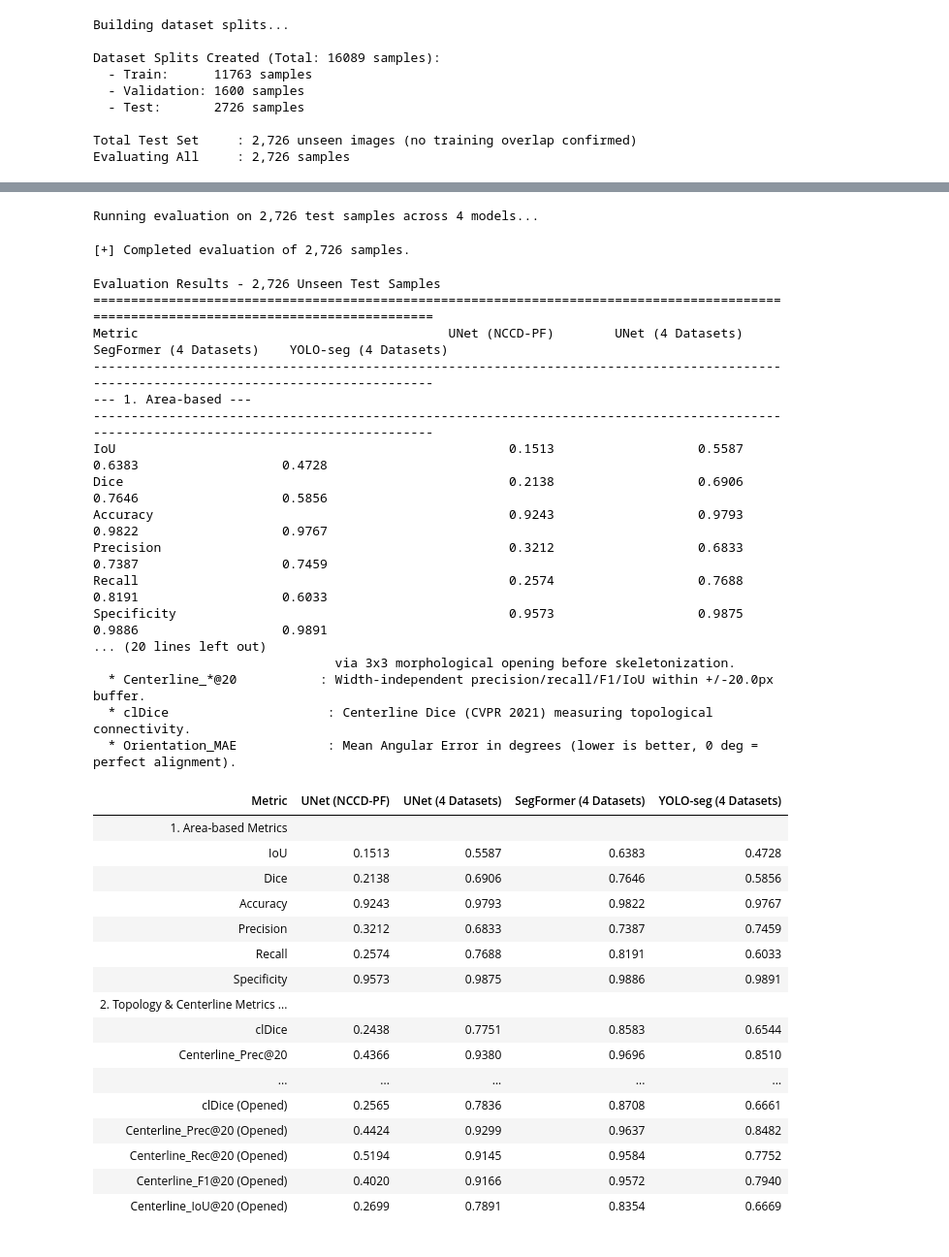
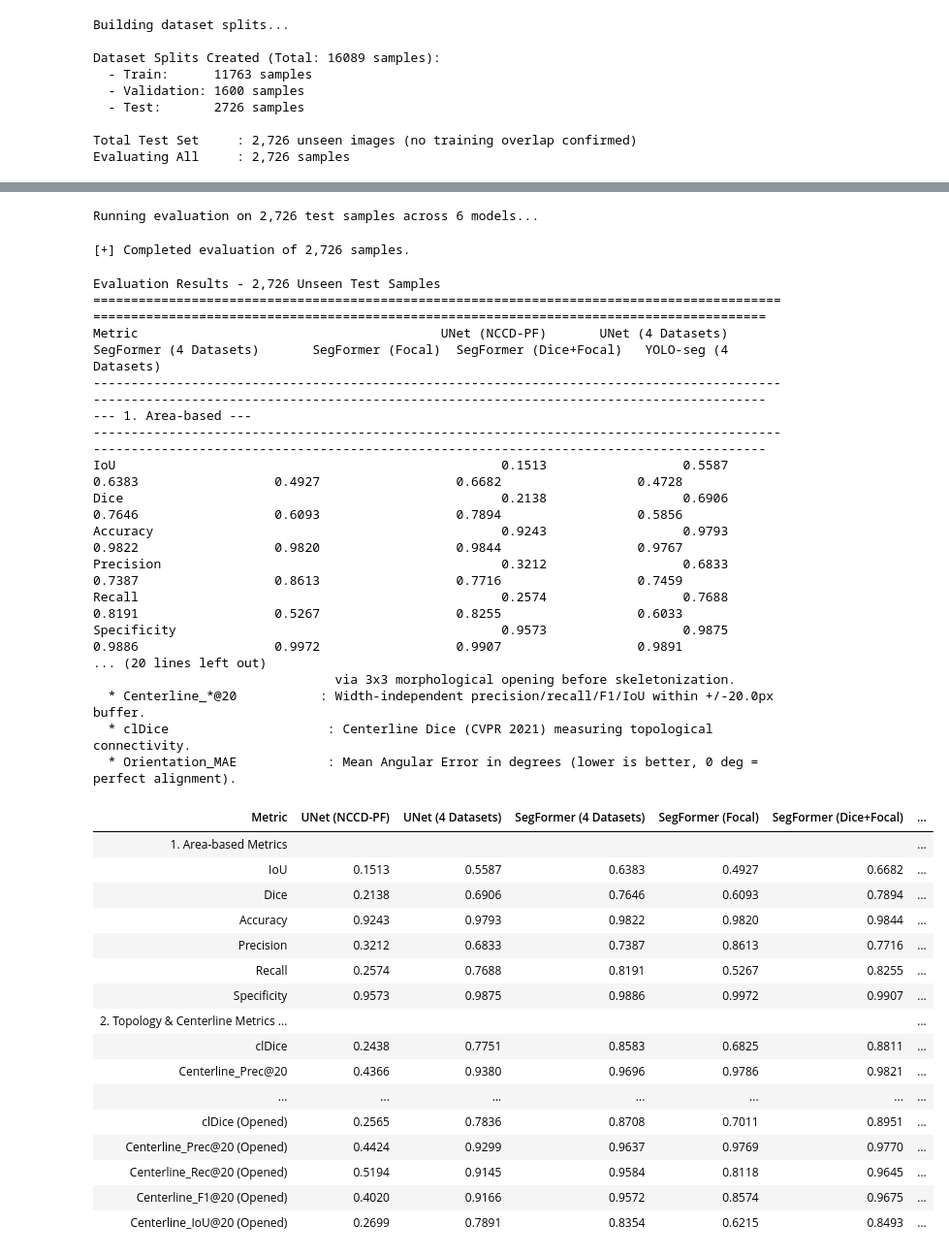
Before and after one commit to learnstructure/crack-seg, a Jupyter notebook: experimenting/eval_exp.ipynb, the cells around one changed output, grey strips where cells are left out. Shown at 97% size. Saved outputs shown, nothing was run; the diff lists cells and outputs as text; code cells hidden in the pictures.

```diff
--- a/experimenting/eval_exp.ipynb
+++ b/experimenting/eval_exp.ipynb
@@ -132,6 +132,14 @@ MODELS_TO_EVALUATE = {
         'type': 'segformer',
         'path': config.CHECKPOINT_DIR / 'segformer_CConCrack_NCCD-PF_Dataset_DeepCrack_CRACK500.pth',
     },
+    'SegFormer (Focal)': {
+        'type': 'segformer',
+        'path': config.CHECKPOINT_DIR / 'segformer_CConCrack_NCCD-PF_Dataset_DeepCrack_CRACK500_focal.pth',
+    },
+    'SegFormer (Dice+Focal)': {
+        'type': 'segformer',
+        'path': config.CHECKPOINT_DIR / 'segformer_CConCrack_NCCD-PF_Dataset_DeepCrack_CRACK500_dice_focal.pth',
+    },
     'YOLO-seg (4 Datasets)': {
         'type': 'yolo',
         'path': config.CHECKPOINT_DIR / 'yolo_runs' / 'yolo_seg_CConCrack_NCCD-PF_Dataset_DeepCrack_CRACK500.pt',
@@ -144,9 +152,9 @@ for model_name, info in MODELS_TO_EVALUATE.items():
     ckpt_path = Path(info['path'])
     if ckpt_path.exists():
         active_models[model_name] = info
-        print(f"  [+] Found  : {model_name:<24} ({ckpt_path.name})")
+        print(f"  [+] Found  : {model_name:<26} ({ckpt_path.name})")
     else:
-        print(f"  [-] Missing: {model_name:<24} ({ckpt_path.name}) - skipping")
+        print(f"  [-] Missing: {model_name:<26} ({ckpt_path.name}) - skipping")
 
 if not active_models:
     raise FileNotFoundError("No valid model checkpoints found. Check CHECKPOINT_DIR in config.")
@@ -403,7 +415,7 @@ with torch.no_grad():
 
 print(f"\n[+] Completed evaluation of {num_samples_to_eval:,} samples.")
 # %% [output]
-Running evaluation on 2,726 test samples across 4 models...
+Running evaluation on 2,726 test samples across 6 models...
 [+] Completed evaluation of 2,726 samples.
 # %%
 # ==============================================================================
@@ -417,7 +429,7 @@ mean_metrics = {
     for model_name, metrics in all_model_metrics.items()
 }
 
-COL_W  = 25   # width per model column
+COL_W  = max(24, max(len(name) + 2 for name in loaded_models))   # dynamic width per model column
 NAME_W = 36   # width for metric name column
 
 header = f"{'Metric':<{NAME_W}}" + "".join(
@@ -478,57 +490,57 @@ html = [
 ]
 for m in model_names:
     html.append(f"<th style='padding: 10px 14px; text-align: right; font-size: 14px;'>{m}</th>")
 html.append("</tr></thead><tbody>")
 
 def add_html_section(title, metrics_list, bg_color):
     html.append(f"<tr style='background-color: {bg_color}; font-weight: 600; color: #24292f;'>")
     html.append(f"<td colspan='{1 + len(model_names)}' style='padding: 9px 14px; font-size: 13px;'>{title}</td></tr>")
     for m in metrics_list:
         html.append("<tr style='border-bottom: 1px solid #e1e4e8;'>")
         html.append(f"<td style='padding: 8px 14px; text-align: left; font-size: 13px;'>{m}</td>")
         for model in model_names:
             val = mean_metrics[model][m]
             html.append(f"<td style='padding: 8px 14px; text-align: right; font-family: SFMono-Regular, Consolas, monospace; font-size: 13px;'>{val:.4f}</td>")
         html.append("</tr>")
 
 add_html_section("1. Area-based Metrics", area_metrics, "#ddf4ff")
 add_html_section("2. Topology & Centerline Metrics (Raw Skeleton)", topo_raw_metrics, "#fff8c5")
 add_html_section(f"3. Topology & Centerline Metrics (Branch Removed: {OPEN_KERNEL_SIZE}px Open)", topo_opened_metrics, "#dafbe1")
 
 html.append("</tbody></table></div>")
 display(HTML("".join(html)))
 # %% [output]
 Evaluation Results - 2,726 Unseen Test Samples
-========================================================================================================================================
-Metric                                         UNet (NCCD-PF)        UNet (4 Datasets)   SegFormer (4 Datasets)    YOLO-seg (4 Datasets)
-----------------------------------------------------------------------------------------------------------------------------------------
+====================================================================================================================================================================================
+Metric                                        UNet (NCCD-PF)       UNet (4 Datasets)  SegFormer (4 Datasets)       SegFormer (Focal)  SegFormer (Dice+Focal)   YOLO-seg (4 Datasets)
+------------------------------------------------------------------------------------------------------------------------------------------------------------------------------------
 --- 1. Area-based ---
-----------------------------------------------------------------------------------------------------------------------------------------
-IoU                                                    0.1513                   0.5587                   0.6383                   0.4728
-Dice                                                   0.2138                   0.6906                   0.7646                   0.5856
-Accuracy                                               0.9243                   0.9793                   0.9822                   0.9767
-Precision                                              0.3212                   0.6833                   0.7387                   0.7459
-Recall                                                 0.2574                   0.7688                   0.8191                   0.6033
-Specificity                                            0.9573                   0.9875                   0.9886                   0.9891
+------------------------------------------------------------------------------------------------------------------------------------------------------------------------------------
+IoU                                                   0.1513                  0.5587                  0.6383                  0.4927                  0.6682                  0.4728
+Dice                                                  0.2138                  0.6906                  0.7646                  0.6093                  0.7894                  0.5856
+Accuracy                                              0.9243                  0.9793                  0.9822                  0.9820                  0.9844                  0.9767
+Precision                                             0.3212                  0.6833                  0.7387                  0.8613                  0.7716                  0.7459
+Recall                                                0.2574                  0.7688                  0.8191                  0.5267                  0.8255                  0.6033
+Specificity                                           0.9573                  0.9875                  0.9886                  0.9972                  0.9907                  0.9891
 ... (20 lines left out)
                                 via 3x3 morphological opening before skeletonization.
   * Centerline_*@20           : Width-independent precision/recall/F1/IoU within +/-20.0px buffer.
   * clDice                     : Centerline Dice (CVPR 2021) measuring topological connectivity.
   * Orientation_MAE            : Mean Angular Error in degrees (lower is better, 0 deg = perfect alignment).
-| Metric | UNet (NCCD-PF) | UNet (4 Datasets) | SegFormer (4 Datasets) | YOLO-seg (4 Datasets) |
-| 1. Area-based Metrics |  |  |  |  |
-| IoU | 0.1513 | 0.5587 | 0.6383 | 0.4728 |
-| Dice | 0.2138 | 0.6906 | 0.7646 | 0.5856 |
-| Accuracy | 0.9243 | 0.9793 | 0.9822 | 0.9767 |
-| Precision | 0.3212 | 0.6833 | 0.7387 | 0.7459 |
-| Recall | 0.2574 | 0.7688 | 0.8191 | 0.6033 |
-| Specificity | 0.9573 | 0.9875 | 0.9886 | 0.9891 |
-| 2. Topology & Centerline Metrics ... |  |  |  |  |
-| clDice | 0.2438 | 0.7751 | 0.8583 | 0.6544 |
-| Centerline_Prec@20 | 0.4366 | 0.9380 | 0.9696 | 0.8510 |
-| ... | ... | ... | ... | ... |
-| clDice (Opened) | 0.2565 | 0.7836 | 0.8708 | 0.6661 |
-| Centerline_Prec@20 (Opened) | 0.4424 | 0.9299 | 0.9637 | 0.8482 |
-| Centerline_Rec@20 (Opened) | 0.5194 | 0.9145 | 0.9584 | 0.7752 |
-| Centerline_F1@20 (Opened) | 0.4020 | 0.9166 | 0.9572 | 0.7940 |
-| Centerline_IoU@20 (Opened) | 0.2699 | 0.7891 | 0.8354 | 0.6669 |
+| Metric | UNet (NCCD-PF) | UNet (4 Datasets) | SegFormer (4 Datasets) | SegFormer (Focal) | SegFormer (Dice+Focal) | ... |
+| 1. Area-based Metrics |  |  |  |  |  | ... |
+| IoU | 0.1513 | 0.5587 | 0.6383 | 0.4927 | 0.6682 | ... |
+| Dice | 0.2138 | 0.6906 | 0.7646 | 0.6093 | 0.7894 | ... |
+| Accuracy | 0.9243 | 0.9793 | 0.9822 | 0.9820 | 0.9844 | ... |
+| Precision | 0.3212 | 0.6833 | 0.7387 | 0.8613 | 0.7716 | ... |
+| Recall | 0.2574 | 0.7688 | 0.8191 | 0.5267 | 0.8255 | ... |
+| Specificity | 0.9573 | 0.9875 | 0.9886 | 0.9972 | 0.9907 | ... |
+| 2. Topology & Centerline Metrics ... |  |  |  |  |  | ... |
+| clDice | 0.2438 | 0.7751 | 0.8583 | 0.6825 | 0.8811 | ... |
+| Centerline_Prec@20 | 0.4366 | 0.9380 | 0.9696 | 0.9786 | 0.9821 | ... |
+| ... | ... | ... | ... | ... | ... | ... |
+| clDice (Opened) | 0.2565 | 0.7836 | 0.8708 | 0.7011 | 0.8951 | ... |
+| Centerline_Prec@20 (Opened) | 0.4424 | 0.9299 | 0.9637 | 0.9769 | 0.9770 | ... |
+| Centerline_Rec@20 (Opened) | 0.5194 | 0.9145 | 0.9584 | 0.8118 | 0.9645 | ... |
+| Centerline_F1@20 (Opened) | 0.4020 | 0.9166 | 0.9572 | 0.8574 | 0.9675 | ... |
+| Centerline_IoU@20 (Opened) | 0.2699 | 0.7891 | 0.8354 | 0.6215 | 0.8493 | ... |
```
Also changed, not shown: parts of 2 cells of this notebook, 39 other files.
